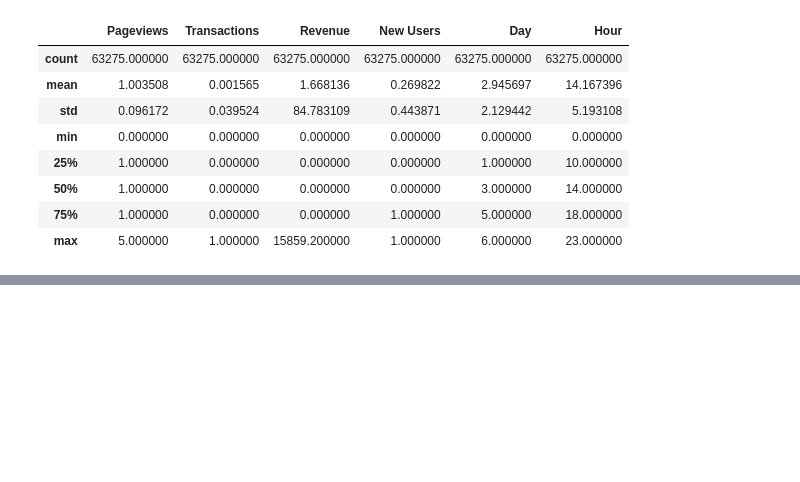
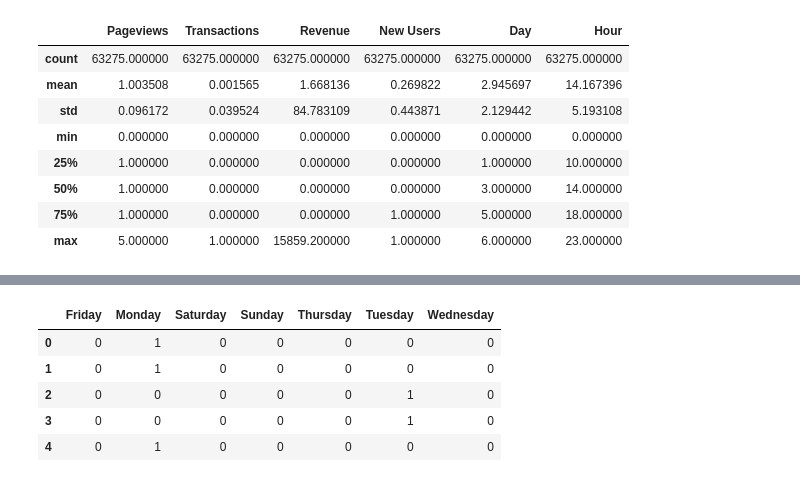
Before and after one commit to silaswwong/springboard, a Jupyter notebook: GRCY.ipynb, the cells around one changed output, grey strips where cells are left out. Cells and saved outputs as stored; diff of their text form; code cells hidden in the pictures; blank space fills up the shorter version.

```diff
--- a/GRCY.ipynb
+++ b/GRCY.ipynb
@@ -153,0 +173,10 @@ sheet1.describe()
+# %%
+sheet1_day = pd.get_dummies(sheet1.Day)
+sheet1_day.head()
+# %% [output]
+|  | Friday | Monday | Saturday | Sunday | Thursday | Tuesday | Wednesday |
+| 0 | 0 | 1 | 0 | 0 | 0 | 0 | 0 |
+| 1 | 0 | 1 | 0 | 0 | 0 | 0 | 0 |
+| 2 | 0 | 0 | 0 | 0 | 0 | 1 | 0 |
+| 3 | 0 | 0 | 0 | 0 | 0 | 1 | 0 |
+| 4 | 0 | 1 | 0 | 0 | 0 | 0 | 0 |
```
Also changed, not shown: parts of 6 cells of this notebook.
